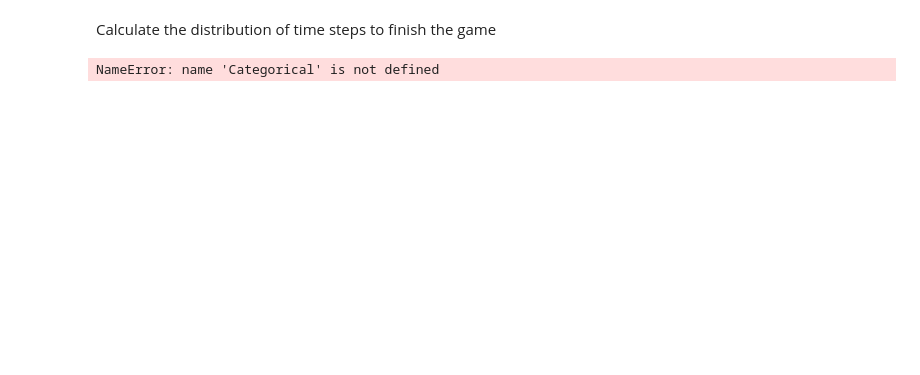
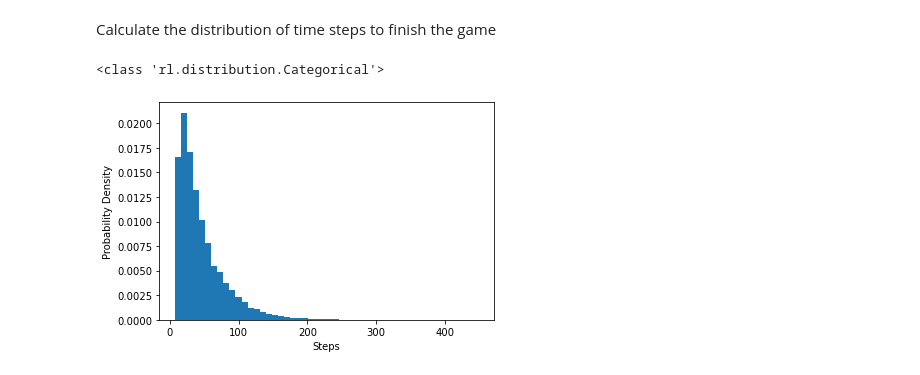
Before and after one commit to jy-tang/RL-book, a Jupyter notebook: Assignment2/snake_and_ladder.ipynb, the cells around one changed output. Cells and saved outputs as stored; diff of their text form; code cells hidden in the pictures; blank space fills up the shorter version.

```diff
--- a/Assignment2/snake_and_ladder.ipynb
+++ b/Assignment2/snake_and_ladder.ipynb
@@ -82,32 +82,2 @@ Show the MDP for a simple case with stop position = 8.
 # %% [markdown]
 Calculate an example from https://piazza.com/class/kjgrmumjhtc3br?cid=17.
-# %%
-sl_rules = SL_Rules(stopstate=100, snake ={38:1,31:6,49:8},
-                    ladder = {3:39,7:48,12:51,20:41,25:57,28:35,45:74,60:85,67:90,69:92,77:83})
-mdp = SL_MDP(sl_rules)
-start_distr = Categorical({SL_State(1): 1})
-print(type(start_distr))
-plt.figure()
-for i, trace in enumerate(mdp.traces(start_distr)):
-    traj = []
-    for _,x in enumerate(trace):
-        traj += [x.position]
-    plt.plot(traj)
-    if i > 1:
-        break
-plt.xlabel('Step')
-plt.ylabel('Position')
-plt.show()
-
-start_distr = Categorical({SL_State(1): 1})
-print(type(start_distr))
-timesteps =[]
-for i,trace in enumerate(mdp.traces(start_distr)):
-    timesteps += [sum(1 for _ in trace)]
-    if i > 50000:
-        break
-
-plt.hist(timesteps,bins = 50,density=True)
-plt.xlabel('Steps')
-plt.ylabel('Probability Density')
-plt.show()
@@ -160,15 +109,16 @@ Calculate the distribution of time steps to finish the game
 # %%
 start_distr = Categorical({SL_State(1): 1})
 print(type(start_distr))
 timesteps =[]
 for i,trace in enumerate(mdp.traces(start_distr)):
     timesteps += [sum(1 for _ in trace)]
-    if i > 10000:
+    if i > 50000:
         break
 
 plt.hist(timesteps,bins = 50,density=True)
 plt.xlabel('Steps')
 plt.ylabel('Probability Density')
 plt.show()
 # %% [output]
-NameError: name 'Categorical' is not defined
+<class 'rl.distribution.Categorical'>
+[figure, added]
```
Also changed, not shown: parts of 6 cells of this notebook.
